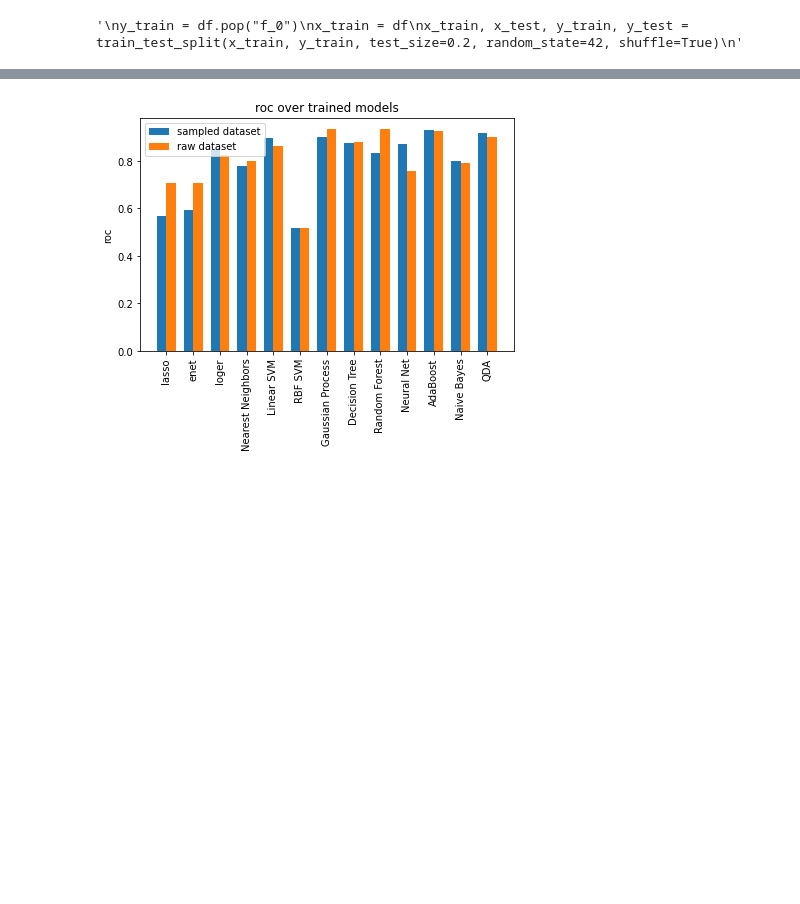
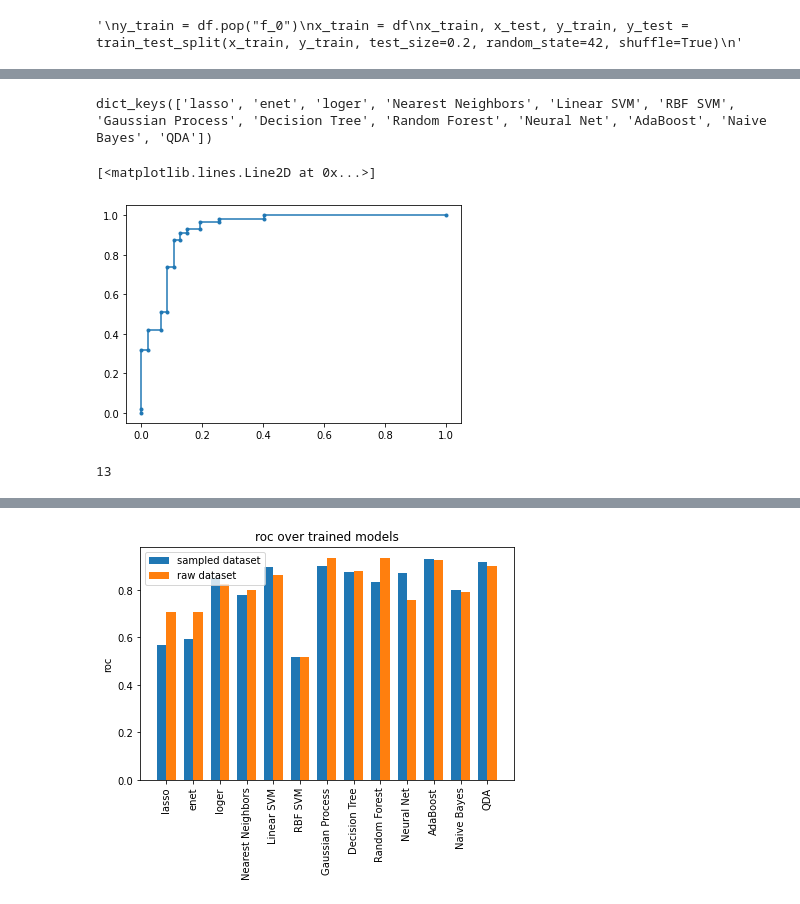
Before and after one commit to FilipKubackiSoton/Feature-Extraction-Medical-ResearchDwave, a Jupyter notebook: dataprocessing.ipynb, the cells around one changed output, grey strips where cells are left out. Cells and saved outputs as stored; diff of their text form; code cells hidden in the pictures; blank space fills up the shorter version.

```diff
--- a/dataprocessing.ipynb
+++ b/dataprocessing.ipynb
@@ -92,7 +94,7 @@ cv = RepeatedStratifiedKFold(n_splits=10, n_repeats=3, random_state=1)
 #enet = linear_model.ElasticNet(alpha=alpha, l1_ratio=0.7, normalize = False)
 #logr = LogisticRegression(solver='lbfgs', class_weight=weights)
 
-names = ["lasso", "enet", "loger", "Nearest Neighbors", "Linear SVM", "RBF SVM", "Gaussian Process",
+names = ["Lasso", "Enet", "Loger", "Nearest Neighbors", "Linear SVM", "RBF SVM", "Gaussian Process",
          "Decision Tree", "Random Forest", "Neural Net", "AdaBoost",
          "Naive Bayes", "QDA"]
 alpha = 0.01
@@ -132,6 +134,8 @@ for name, model in zip(names, models):
     precission = precision_score(y_test, y_pred)
     accuracy = accuracy_score(y_test, y_pred)
 
+    fpr, tpr, thresholds = roc_curve(y_test, model.predict(x_test))
+
     # add model to dictionary
     trained_models[name] = {}
     trained_models[name]["model"] = model
@@ -144,6 +148,10 @@ for name, model in zip(names, models):
     trained_models[name]["recall"] = recall
     trained_models[name]["precission"] = precission
     trained_models[name]["accurarcy"] = accuracy
+    trained_models[name]["fpr"] = fpr
+    trained_models[name]["tpr"] = tpr
+    trained_models[name]["thresholds"] = thresholds
+    #trained_models[name]["lr_tpr"] = lr_tpr
 
     # summarize performance
     print('Mean ROC AUC: %.3f' % mean(scores))
@@ -202,3 +210,12 @@ Name: Naive Bayes | ROC: 0.7833146696528555, recall: 0.7368421052631579, preciss
 Mean ROC AUC: 0.967
 Name: QDA | ROC: 0.9260918253079509, recall: 0.8947368421052632, precission: 0.9622641509433962, accuracy: 0.9230769230769231
 '\n# define grid\nparam_grid = dict(class_weight=[{0: weights[0]+i*10, 1 : weights[1]} for i in np.arange(10)])\n# define grid search\ngrid = GridSearchCV(estimator=model, param_grid=param_grid, n_job ...
+# %%
+trained_models.keys()
+# %% [output]
+dict_keys(['lasso', 'enet', 'loger', 'Nearest Neighbors', 'Linear SVM', 'RBF SVM', 'Gaussian Process', 'Decision Tree', 'Random Forest', 'Neural Net', 'AdaBoost', 'Naive Bayes', 'QDA'])
+# %%
+plt.plot(trained_models['enet']['fpr'], trained_models['enet']['tpr'], marker='.', label='Logistic')
+# %% [output]
+[<matplotlib.lines.Line2D at 0x...>]
+[figure, added]
@@ -204,0 +269,4 @@ Name: QDA | ROC: 0.9260918253079509, recall: 0.8947368421052632, precission: 0.9
+# %%
+len(trained_models)
+# %% [output]
+13
```
Also changed, not shown: parts of 11 cells of this notebook, 2 other files.
